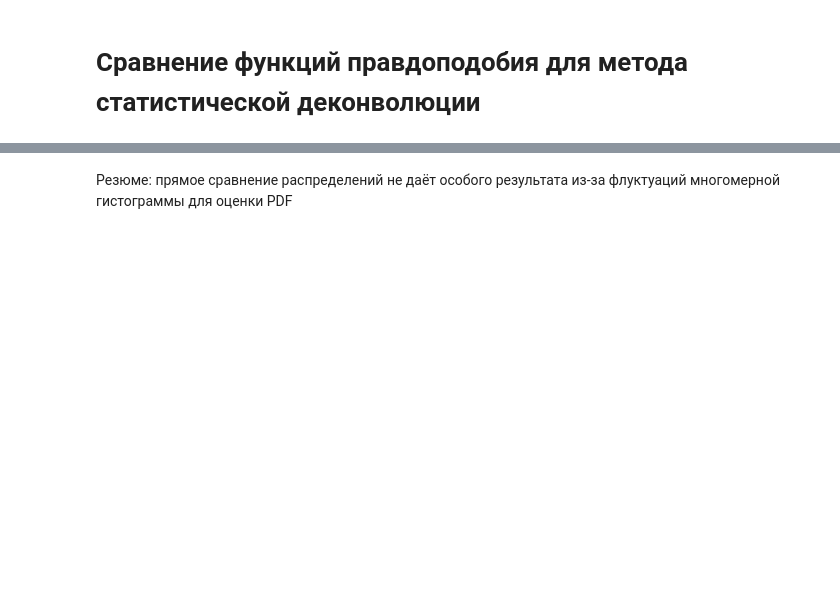
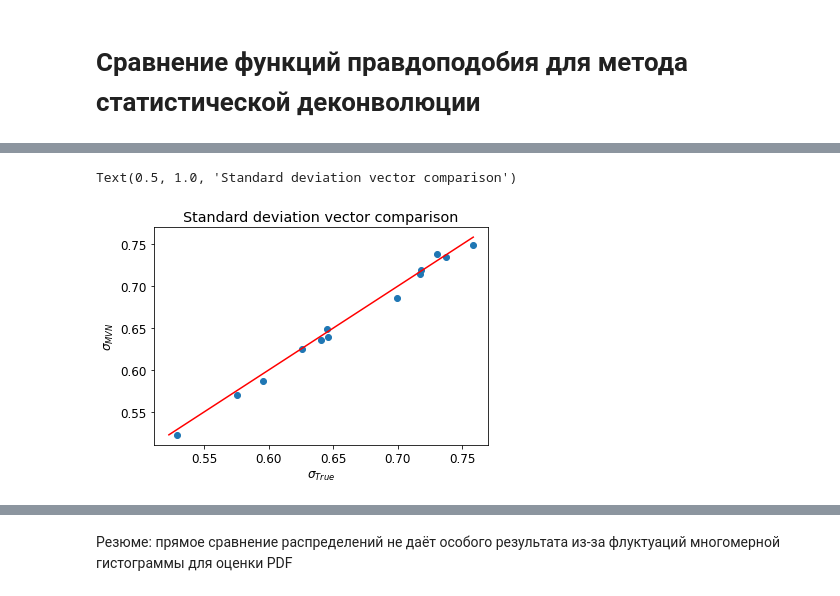
Before and after one commit to nj-vs-vh/master-thesis, a Jupyter notebook: notebooks/likelihoods_comparison.ipynb, the cells around one changed output, grey strips where cells are left out. Cells and saved outputs as stored; diff of their text form; code cells hidden in the pictures; blank space fills up the shorter version.

```diff
--- a/notebooks/likelihoods_comparison.ipynb
+++ b/notebooks/likelihoods_comparison.ipynb
@@ -20,0 +66,25 @@ stats = randomized_ir.RandomizedIrStats(rir, samplesize=10 ** 5)
+# %%
+def sigmas_and_corr_mat_from_cov_mat(Sigma):
+    sigmas = np.sqrt(np.diagonal(Sigma))
+    corr_mat = Sigma
+    for i in range(corr_mat.shape[0]):
+        for j in range(corr_mat.shape[1]):
+            corr_mat[i, j] /= sigmas[i] * sigmas[j]
+    return sigmas, corr_mat
+# %%
+sigma_approx, corr_mat_approx = sigmas_and_corr_mat_from_cov_mat(Sigma_approx)
+sigma_true, corr_mat_true = sigmas_and_corr_mat_from_cov_mat(Sigma_true)
+# %%
+fig, ax = plt.subplots()
+
+min_sgm = min(sigma_approx.min(), sigma_true.min())
+max_sgm = max(sigma_approx.max(), sigma_true.max())
+
+ax.scatter(sigma_true, sigma_approx)
+ax.plot([min_sgm, max_sgm], [min_sgm, max_sgm], 'r')
+ax.set_xlabel('$\\sigma_{{True}}$')
+ax.set_ylabel('$\\sigma_{{MVN}}$')
+ax.set_title('Standard deviation vector comparison')
+# %% [output]
+Text(0.5, 1.0, 'Standard deviation vector comparison')
+[figure, added]
```
Also changed, not shown: parts of 30 cells of this notebook, 11 other files.
